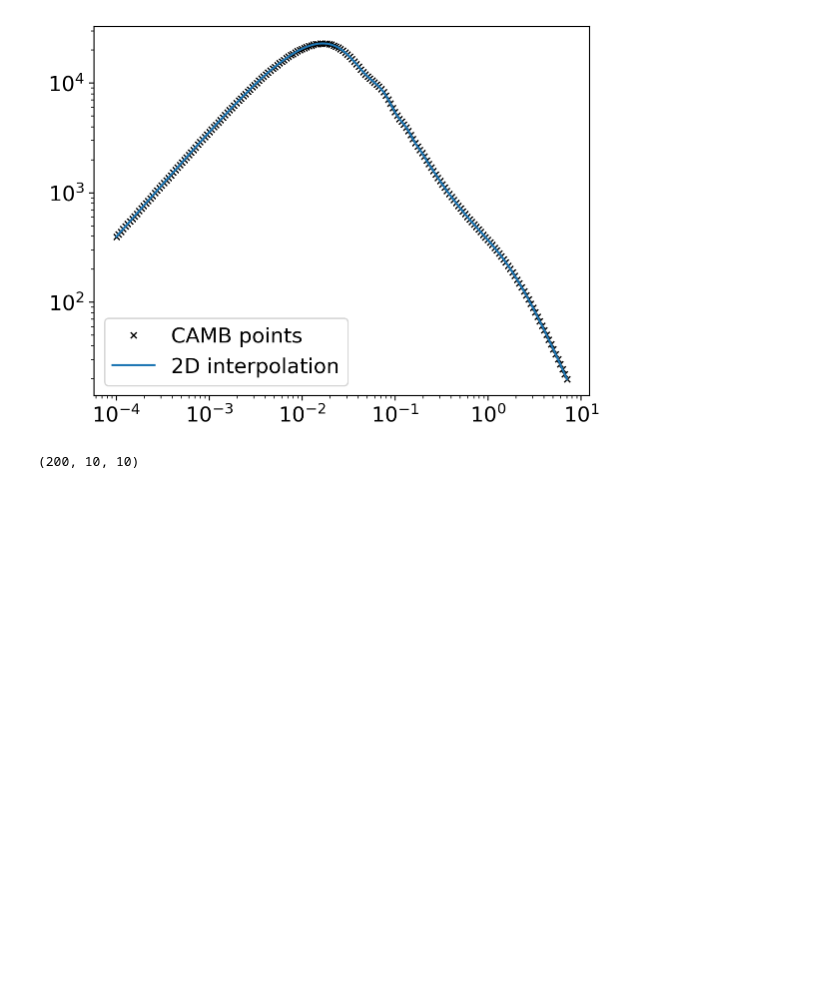
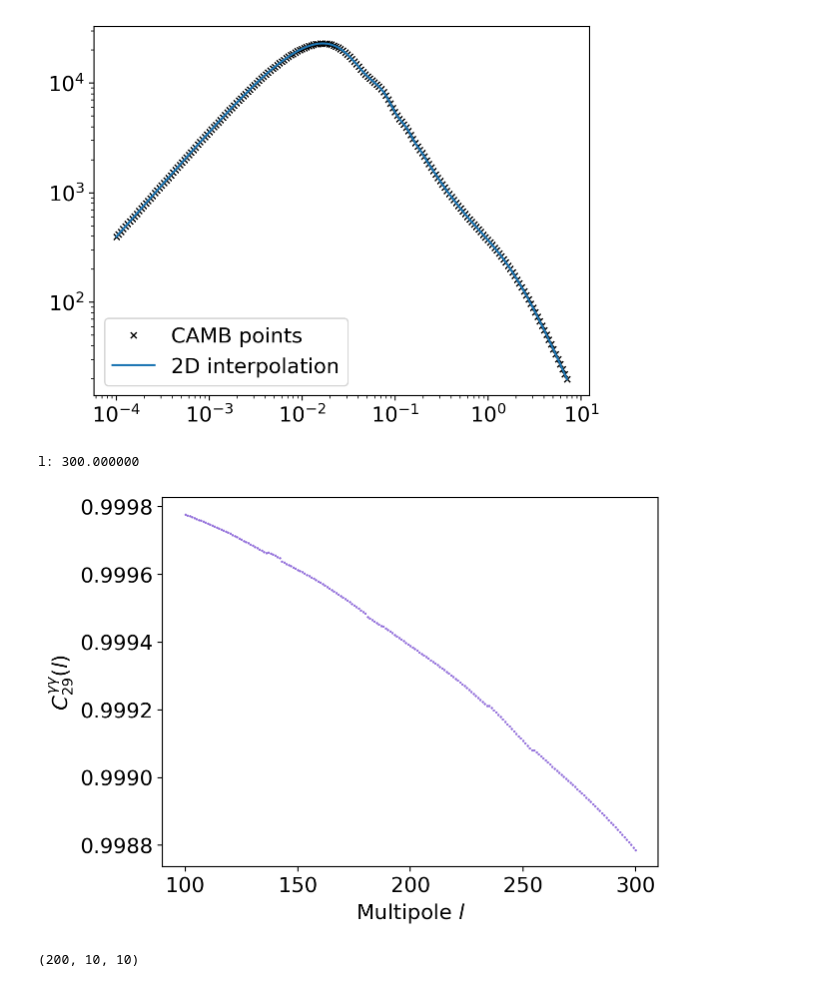
Before and after one commit to vPedreros/dfi-summer-2023, a Jupyter notebook: summer_nb.ipynb, the cells around one changed output. Cells and saved outputs as stored; diff of their text form; code cells hidden in the pictures; blank space fills up the shorter version.

Commit message:
tried romberg, didnt work

```diff
--- a/summer_nb.ipynb
+++ b/summer_nb.ipynb
@@ -265,7 +277,10 @@ def window(i, z, zmax=2.5):
     def integrand(w):
         return dict_ndsty['bin_ndensity_%s'%(str(i))](w) * (1 - r(z) / r(w))
 
-    return integrate.quad(integrand, z, zmax, limit=100)[0]
+    z_int = np.linspace(z, zmax, 200)
+    integral = np.trapz(integrand(z_int), z_int)
+
+    return integral
 
 
 def weight_gamma(i, z, Omm=omm):
@@ -365,6 +376,32 @@ def convergence_gammagamma(i, j, l, zmin=0.001, zmax=2.5):
         return term1 * term2
     integral = integrate.quad(integrand, zmin, zmax)[0]
     return l_speed / pars.H0 * integral
+# %%
+def convergence_gammagamma_romberg(i, j, l, zmin=0.001, zmax=2.5):
+    def integrand(z):
+        term1 = weight_gamma(i, z) * weight_gamma(j, z) / (E(z) * r(z) ** 2)
+        k = (l + 1/2) / r(z)
+        term2 = mps_linear(z, k)[0]
+        return term1 * term2
+    integral = integrate.romberg(integrand, zmin, zmax)
+    return l_speed / pars.H0 * integral
+# %%
+fig, ax = plt.subplots()
+
+ls = np.arange(100, 300 + 1)
+i, j = 2, 9
+
+for l in ls:
+    quad = convergence_gammagamma(i, j, l)
+    romberg = convergence_gammagamma_romberg(i, j, l)
+    ax.scatter(l, (quad - romberg) / quad, c='mediumpurple', s=0.5)
+    print("l: %f" % l, end = '\r')
+ax.set_xlabel('Multipole $l$')
+ax.set_ylabel(r'$C_{%s%s}^{\gamma\gamma}(l)$'%(str(i),str(j)));
+#ax.legend()
+# %% [output]
+l: 300.000000
+[figure, added]
 # %%
 # cosmic_shear_array = np.zeros((200, 10, 10))
 # for l in range(100, 301):
```
Also changed, not shown: parts of 8 cells of this notebook.
